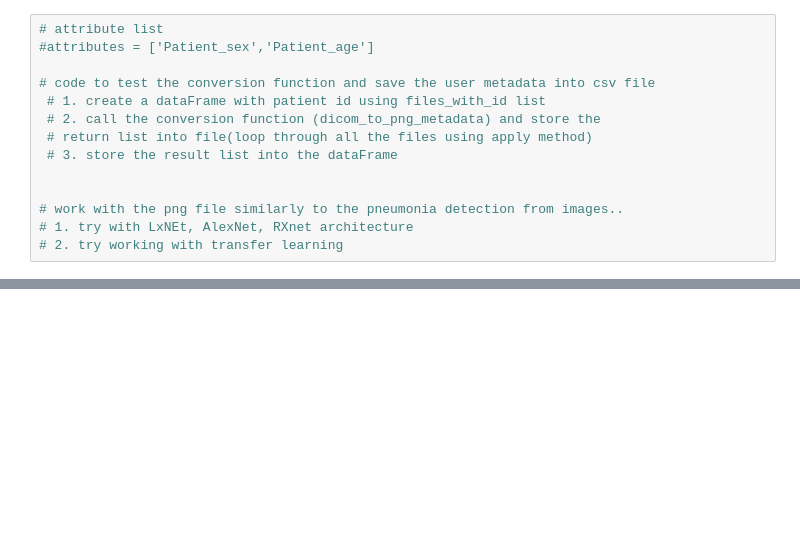
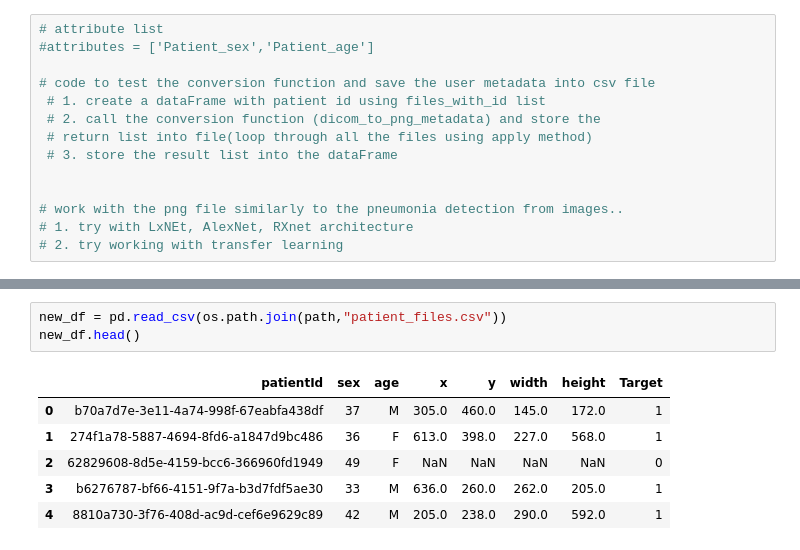
Before and after one commit to Mattobad/Pneumonia-Detection-Deep-Learning, a Jupyter notebook: End_to_End_Pneumonia_detection.ipynb, the cells around one changed output, grey strips where cells are left out. Saved outputs shown, nothing was run; the diff lists cells and outputs as text; blank space fills up the shorter version.

```diff
--- a/End_to_End_Pneumonia_detection.ipynb
+++ b/End_to_End_Pneumonia_detection.ipynb
@@ -597,0 +871,10 @@ Epoch 1/5
+# %%
+new_df = pd.read_csv(os.path.join(path,"patient_files.csv"))
+new_df.head()
+# %% [output]
+|  | patientId | sex | age | x | y | width | height | Target |
+| 0 | b70a7d7e-3e11-4a74-998f-67eabfa438df | 37 | M | 305.0 | 460.0 | 145.0 | 172.0 | 1 |
+| 1 | 274f1a78-5887-4694-8fd6-a1847d9bc486 | 36 | F | 613.0 | 398.0 | 227.0 | 568.0 | 1 |
+| 2 | 62829608-8d5e-4159-bcc6-366960fd1949 | 49 | F | NaN | NaN | NaN | NaN | 0 |
+| 3 | b6276787-bf66-4151-9f7a-b3d7fdf5ae30 | 33 | M | 636.0 | 260.0 | 262.0 | 205.0 | 1 |
+| 4 | 8810a730-3f76-408d-ac9d-cef6e9629c89 | 42 | M | 205.0 | 238.0 | 290.0 | 592.0 | 1 |
```
Also changed, not shown: parts of 60 cells of this notebook.
